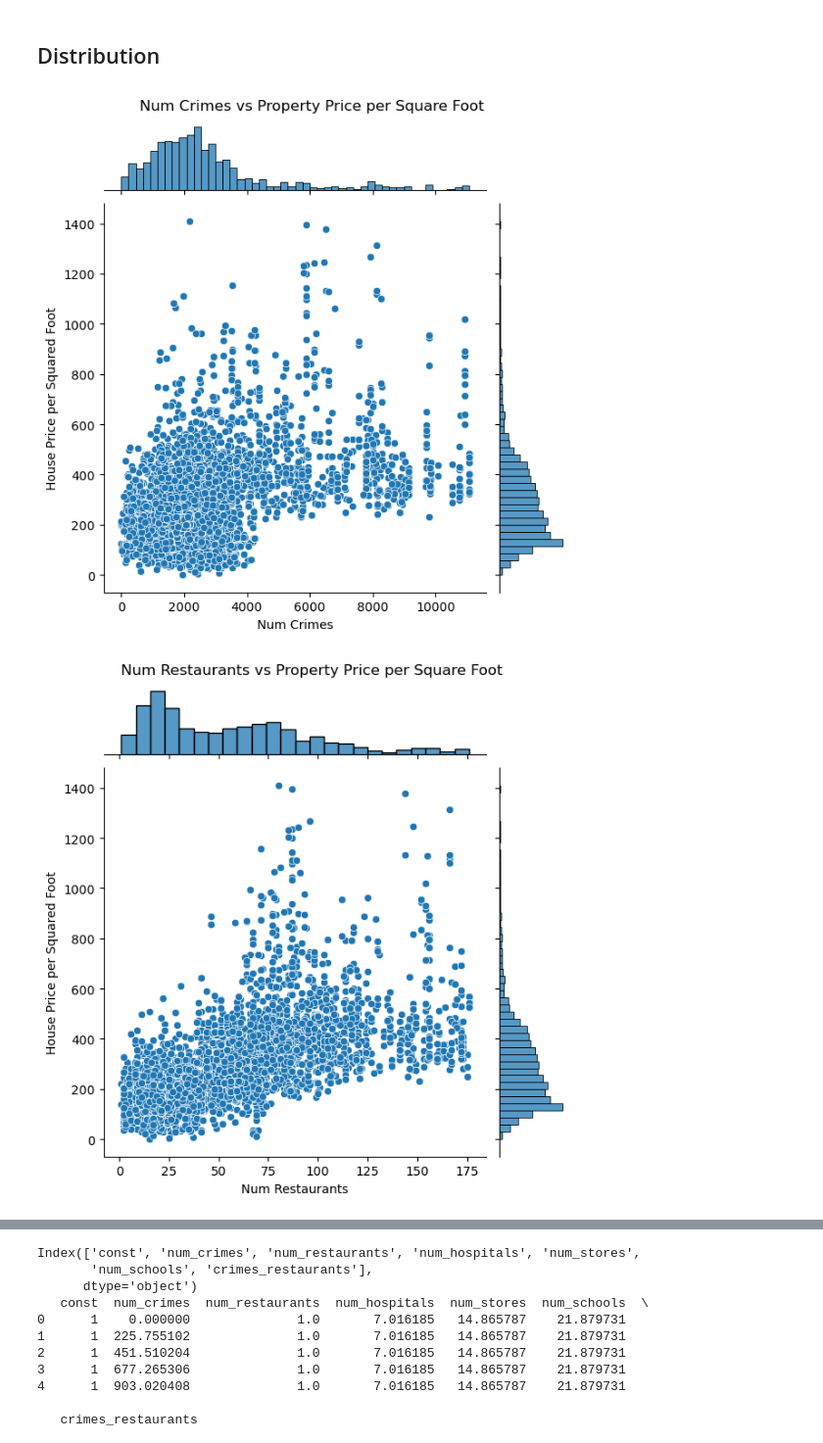
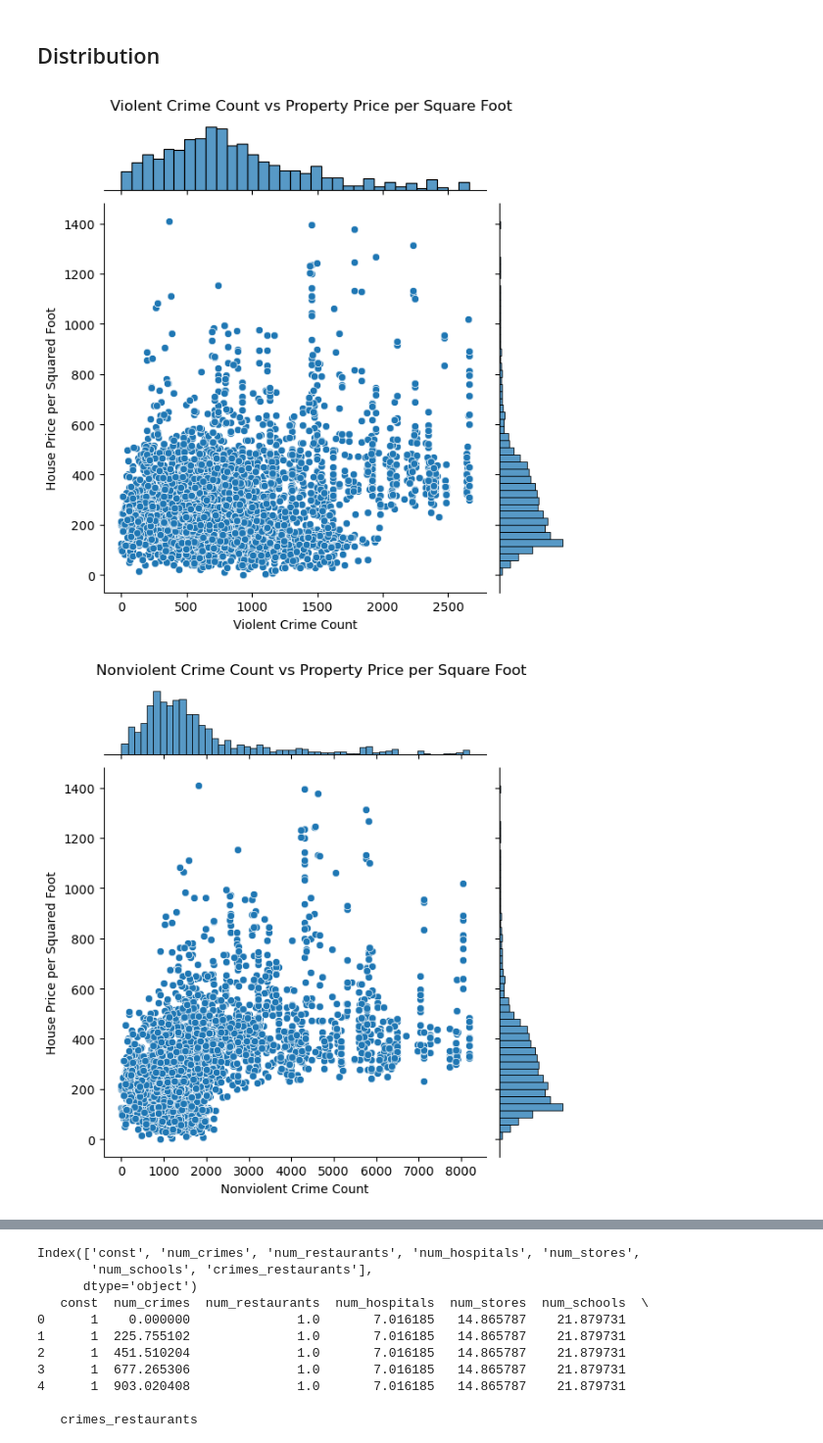
Before and after one commit to macs30112-winter25/final-project-team-leftovers, a Jupyter notebook: visualization_and_stats/stats.ipynb, the cells around one changed output, grey strips where cells are left out. Shown at 98% size. Drawn from its saved outputs; the diff is of its cells as text; code cells hidden in the pictures.

```diff
--- a/visualization_and_stats/stats.ipynb
+++ b/visualization_and_stats/stats.ipynb
@@ -10,6 +13,8 @@ import seaborn as sns
 # %%
 dir = os.getcwd()
-file_path = os.path.join(dir, "Google_data", "summary_redfin.csv")
+parent_dir = os.path.join(dir, "..")
+data_path = os.path.join(parent_dir, "data")
+file_path = os.path.join(data_path, "summary_redfin.csv")
 house_df = pd.read_csv(file_path)
 house_df
 # %% [output]
@@ -120,17 +141,17 @@ house_df[col].head()
 # %% [markdown]
 ## Distribution
 # %%
-features = ["num_crimes", "num_restaurants", "avg_restaurant_price_level", "avg_restaurant_rating", "num_schools", "num_hospitals", "num_stores"]
+features = ["violent_crime_count", "nonviolent_crime_count", "num_crimes", "num_restaurants", "avg_restaurant_price_level", "avg_restaurant_rating", "num_schools", "num_hospitals", "num_stores"]
 for column in features:
     g = sns.jointplot(data=house_df, x=column, y="price_per_sq_ft")
 
     # Set title using suptitle since jointplot creates its own figure
     g.figure.suptitle(f"{column.replace('_', ' ').title()} vs Property Price per Square Foot", y=1.02)
 
     # Set axis labels
     g.set_axis_labels(column.replace('_', ' ').title(), "House Price per Squared Foot")
 
     plt.show()
 # %% [output]
-[figure, old version]
+[figure, new version]
-[figure, old version]
+[figure, new version]
```
Also changed, not shown: parts of 44 cells of this notebook.
